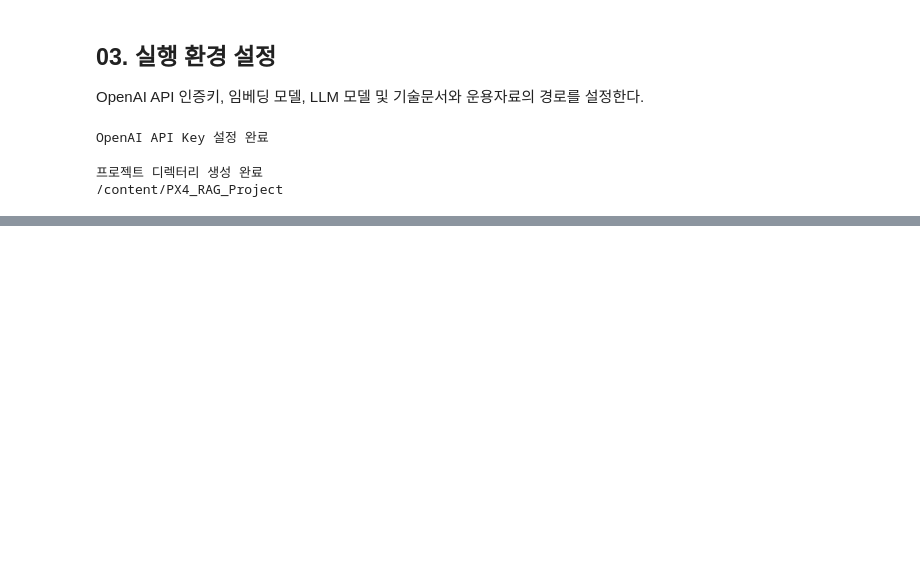
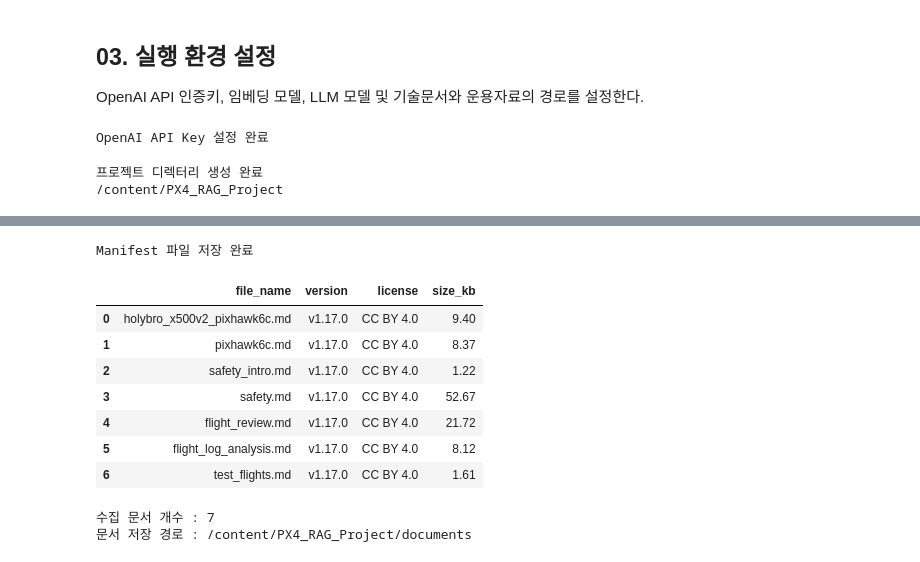
Before and after one commit to Phils-dev/RAG_Homework, a Jupyter notebook: PX4_RAG.ipynb, the cells around one changed output, grey strips where cells are left out. Cells and saved outputs as stored; diff of their text form; code cells hidden in the pictures; blank space fills up the shorter version.

```diff
--- a/PX4_RAG.ipynb
+++ b/PX4_RAG.ipynb
@@ -213,0 +406,64 @@ print(PROJECT_DIR)
+# %%
+
+# 수집 결과 확인
+if failed_files:
+    raise RuntimeError("다운로드 실패 문서 확인 필요")
+
+# 문서 관리 정보 정의
+manifest = {
+    "repository": PX4_REPOSITORY,
+    "version": PX4_VERSION,
+    "commit": PX4_COMMIT,
+    "license": LICENSE_NAME,
+    "license_source_url": license_source_url,
+    "license_sha256": hashlib.sha256(
+        license_content
+    ).hexdigest(),
+    "document_count": len(downloaded_files),
+    "documents": downloaded_files
+}
+
+# Manifest 파일 경로 설정
+manifest_path = DOCUMENT_DIR / "manifest.json"
+
+# Manifest 파일 저장
+with open(manifest_path, "w", encoding="utf-8") as file:
+    json.dump(
+        manifest,
+        file,
+        ensure_ascii=False,
+        indent=4
+    )
+
+print("Manifest 파일 저장 완료")
+# %% [output]
+Manifest 파일 저장 완료
+# %%
+
+# 수집 문서 목록 생성
+df_documents = pd.DataFrame(downloaded_files)
+
+# 문서 크기 계산
+df_documents["size_kb"] = (
+    df_documents["size_bytes"] / 1024
+).round(2)
+
+# 문서 목록 출력
+display(df_documents[
+    ["file_name", "version", "license", "size_kb"]
+])
+
+# 문서 수집 결과 출력
+print("수집 문서 개수 :", len(df_documents))
+print("문서 저장 경로 :", DOCUMENT_DIR)
+# %% [output]
+|  | file_name | version | license | size_kb |
+| 0 | holybro_x500v2_pixhawk6c.md | v1.17.0 | CC BY 4.0 | 9.40 |
+| 1 | pixhawk6c.md | v1.17.0 | CC BY 4.0 | 8.37 |
+| 2 | safety_intro.md | v1.17.0 | CC BY 4.0 | 1.22 |
+| 3 | safety.md | v1.17.0 | CC BY 4.0 | 52.67 |
+| 4 | flight_review.md | v1.17.0 | CC BY 4.0 | 21.72 |
+| 5 | flight_log_analysis.md | v1.17.0 | CC BY 4.0 | 8.12 |
+| 6 | test_flights.md | v1.17.0 | CC BY 4.0 | 1.61 |
+수집 문서 개수 : 7
+문서 저장 경로 : /content/PX4_RAG_Project/documents
```
Also changed, not shown: parts of 9 cells of this notebook.
